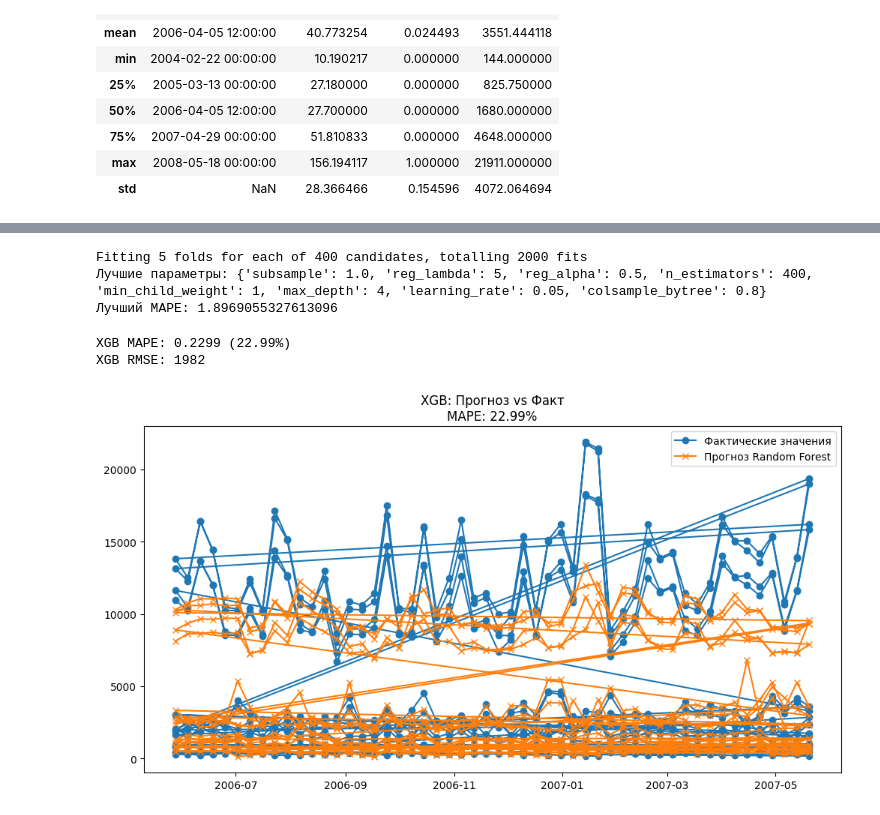
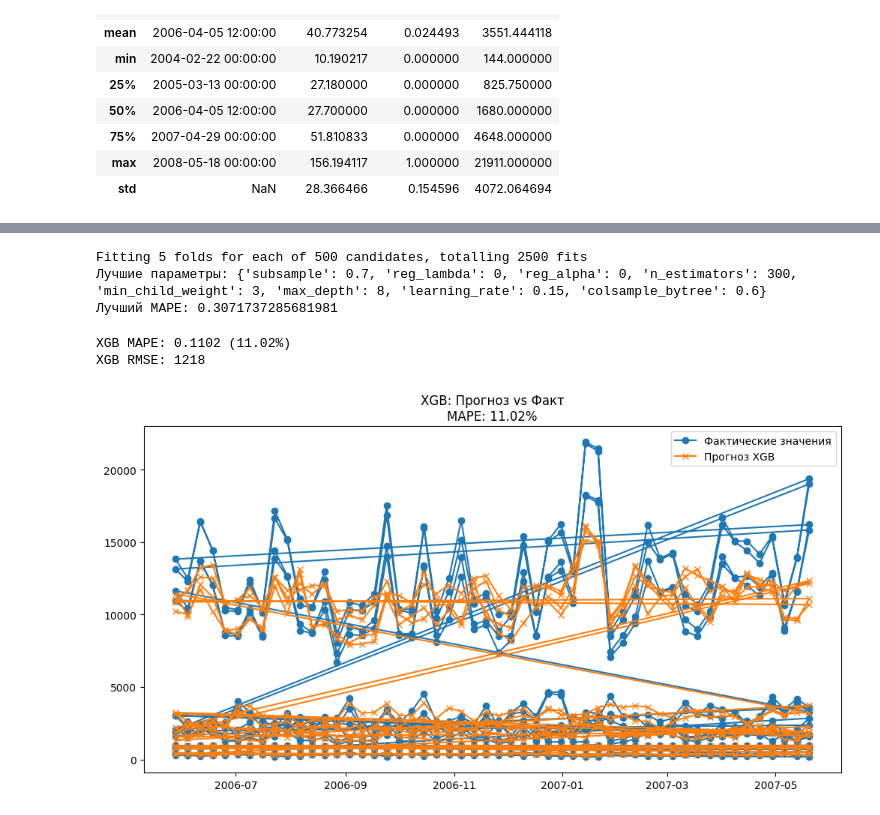
Before and after one commit to 1vrk/Practice_ML, a Jupyter notebook: the_third/third.ipynb, the cells around one changed output, grey strips where cells are left out. Cells and saved outputs as stored; diff of their text form; code cells hidden in the pictures.

Commit message:
update: third task: -добавил циклические, лаговые и скользящие признаки => the best MAPE from 14% to 11%

```diff
--- a/the_third/third.ipynb
+++ b/the_third/third.ipynb
@@ -47,7 +52,35 @@ df.describe()
 def prepare_date(df):
     df['year'] = df['Date'].dt.year
     df['month'] = df['Date'].dt.month
+    df['month_sin'] = np.sin(2 * np.pi * df['month'] / 12)
+    df['month_cos'] = np.cos(2 * np.pi * df['month'] / 12)
     df['week'] = df['Date'].dt.isocalendar().week
+    df['week_sin'] = np.sin(2 * np.pi * df['week'] / 12)
+    df['week_cos'] = np.cos(2 * np.pi * df['week'] / 12)
+
+    lags = [1, 2, 3, 4, 8, 12, 16, 24]
+    for lag in lags:
+        df[f'revenue_lag_{lag}'] = df.groupby(['region', 'type'])['revenue'].shift(lag)
+
+    windows = [4, 8, 12, 16]
+    for window in windows:
+        df[f'revenue_rolling_mean_{window}'] = df.groupby(['region', 'type'])['revenue'].transform(
+            lambda x: x.rolling(window, min_periods=1).mean()
+        )
+        df[f'revenue_rolling_std_{window}'] = df.groupby(['region', 'type'])['revenue'].transform(
+            lambda x: x.rolling(window, min_periods=1).std()
+        )
+        df[f'revenue_rolling_min_{window}'] = df.groupby(['region', 'type'])['revenue'].transform(
+            lambda x: x.rolling(window, min_periods=1).min()
+        )
+        df[f'revenue_rolling_max_{window}'] = df.groupby(['region', 'type'])['revenue'].transform(
+            lambda x: x.rolling(window, min_periods=1).max()
+        )
+
+    for window in [4, 8]:
+        df[f'revenue_rolling_trend_{window}'] = df.groupby(['region', 'type'])[f'revenue_rolling_mean_{window}'].transform(
+            lambda x: (x - x.shift(window)) / x.shift(window)
+        )
     df = df.set_index('Date')
     return df
 
@@ -367,29 +342,29 @@ def optimize_xgboost(x_train, y_train, n_iter):
     return search.best_estimator_, search.best_params_
 
 optimized_xgb, best_xgb_params = optimize_xgboost(
-    x_train, y_train, n_iter=400
+    x_train, y_train, n_iter=500
 )
 # %% [output]
-Fitting 5 folds for each of 400 candidates, totalling 2000 fits
-Лучшие параметры: {'subsample': 1.0, 'reg_lambda': 5, 'reg_alpha': 0.5, 'n_estimators': 400, 'min_child_weight': 1, 'max_depth': 4, 'learning_rate': 0.05, 'colsample_bytree': 0.8}
-Лучший MAPE: 1.8969055327613096
+Fitting 5 folds for each of 500 candidates, totalling 2500 fits
+Лучшие параметры: {'subsample': 0.7, 'reg_lambda': 0, 'reg_alpha': 0, 'n_estimators': 300, 'min_child_weight': 3, 'max_depth': 8, 'learning_rate': 0.15, 'colsample_bytree': 0.6}
+Лучший MAPE: 0.3071737285681981
 # %%
 y_pred = optimized_xgb.predict(x_test)
 
 mape = mean_absolute_percentage_error(y_test, y_pred)
 rmse = np.sqrt(mean_squared_error(y_test, y_pred))
 
 print(f"XGB MAPE: {mape:.4f} ({mape*100:.2f}%)")
 print(f"XGB RMSE: {rmse:.0f}")
 
 
 plt.figure(figsize=(12, 6))
 plt.plot(y_test.index, y_test, label='Фактические значения', marker='o')
-plt.plot(y_test.index, y_pred, label='Прогноз Random Forest', marker='x')
+plt.plot(y_test.index, y_pred, label='Прогноз XGB', marker='x')
 plt.title(f'XGB: Прогноз vs Факт\nMAPE: {mape*100:.2f}%')
 plt.legend()
 plt.show()
 # %% [output]
-XGB MAPE: 0.2299 (22.99%)
-XGB RMSE: 1982
+XGB MAPE: 0.1102 (11.02%)
+XGB RMSE: 1218
-[figure, old version]
+[figure, new version]
```
Also changed, not shown: parts of 10 cells of this notebook.
